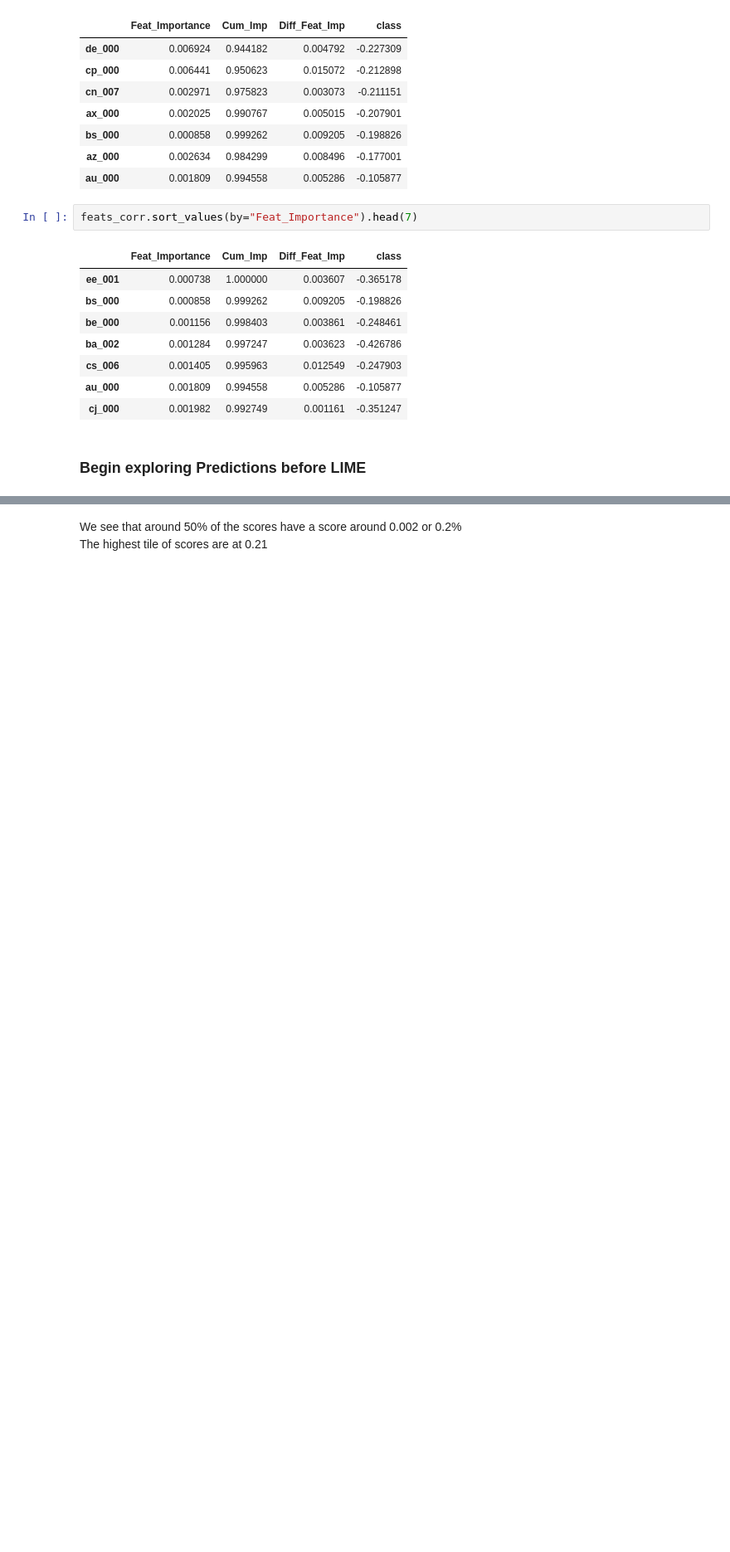
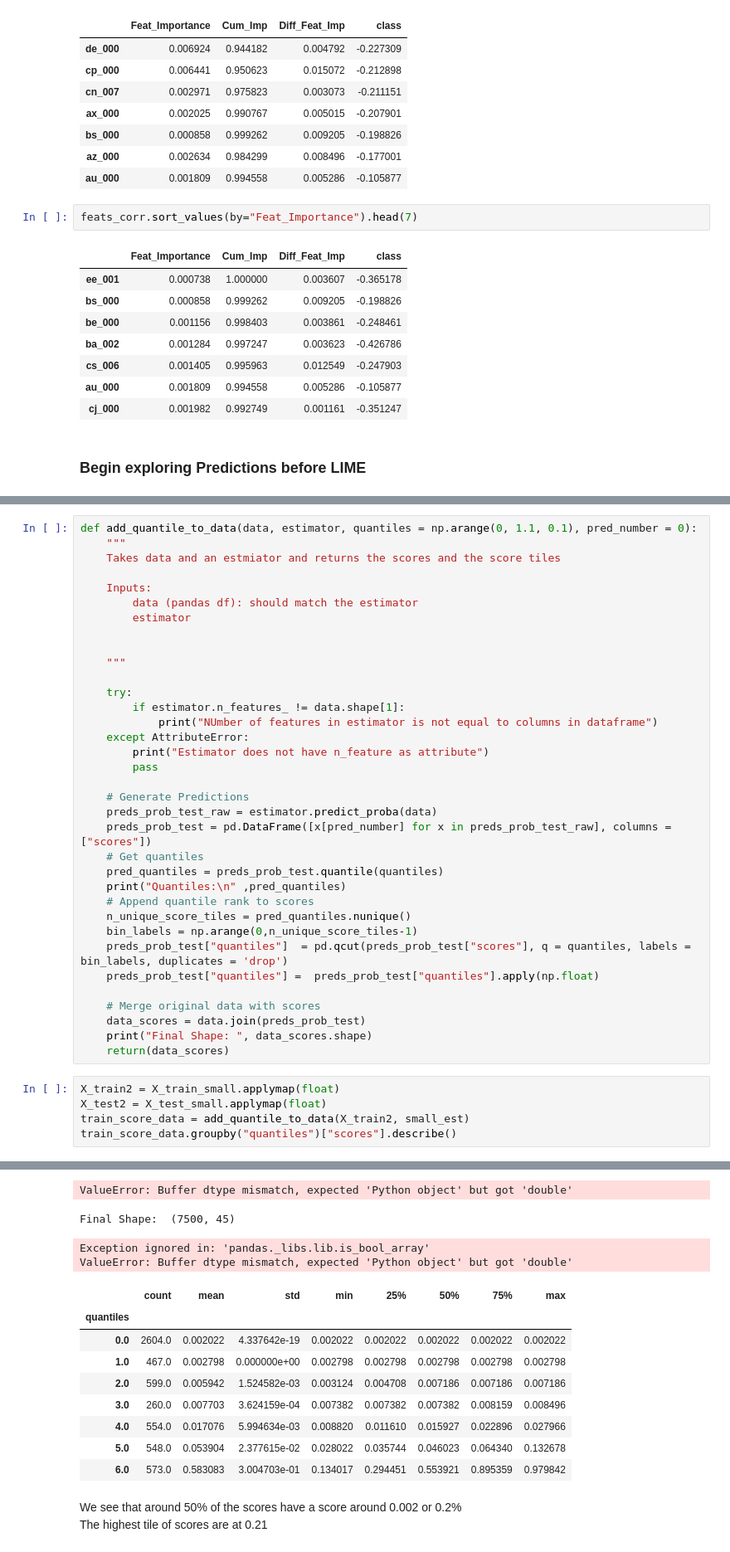
Before and after one commit to malctaylor15/aps_failure, a Jupyter notebook: RF and Lime.ipynb, the cells around one changed output, grey strips where cells are left out. Shown at 83% size. Cells and saved outputs as stored; diff of their text form; blank space fills up the shorter version.

```diff
--- a/RF and Lime.ipynb
+++ b/RF and Lime.ipynb
@@ -288,0 +276,41 @@ dtype: float64
+# %%
+def add_quantile_to_data(data, estimator, quantiles = np.arange(0, 1.1, 0.1), pred_number = 0):
+    """
+    Takes data and an estmiator and returns the scores and the score tiles
+
+    Inputs:
+        data (pandas df): should match the estimator
+        estimator
+
+
+    """
+
+    try:
+        if estimator.n_features_ != data.shape[1]:
+            print("NUmber of features in estimator is not equal to columns in dataframe")
+    except AttributeError:
+        print("Estimator does not have n_feature as attribute")
+        pass
+
+    # Generate Predictions
+    preds_prob_test_raw = estimator.predict_proba(data)
+    preds_prob_test = pd.DataFrame([x[pred_number] for x in preds_prob_test_raw], columns = ["scores"])
+    # Get quantiles
+    pred_quantiles = preds_prob_test.quantile(quantiles)
+    print("Quantiles:\n" ,pred_quantiles)
+    # Append quantile rank to scores
+    n_unique_score_tiles = pred_quantiles.nunique()
+    bin_labels = np.arange(0,n_unique_score_tiles-1)
+    preds_prob_test["quantiles"]  = pd.qcut(preds_prob_test["scores"], q = quantiles, labels = bin_labels, duplicates = 'drop')
+    preds_prob_test["quantiles"] =  preds_prob_test["quantiles"].apply(np.float)
+
+    # Merge original data with scores
+    data_scores = data.join(preds_prob_test)
+    print("Final Shape: ", data_scores.shape)
+    return(data_scores)
+# %%
+X_train2 = X_train_small.applymap(float)
+X_test2 = X_test_small.applymap(float)
+train_score_data = add_quantile_to_data(X_train2, small_est)
+train_score_data.groupby("quantiles")["scores"].describe()
+# %% [output]
@@ -289,3 +330,16 @@ dtype: float64
+ValueError: Buffer dtype mismatch, expected 'Python object' but got 'double'
+Final Shape:  (7500, 45)
+Exception ignored in: 'pandas._libs.lib.is_bool_array'
+ValueError: Buffer dtype mismatch, expected 'Python object' but got 'double'
+|  | count | mean | std | min | 25% | 50% | 75% | max |
+| quantiles |  |  |  |  |  |  |  |  |
+| 0.0 | 2604.0 | 0.002022 | 4.337642e-19 | 0.002022 | 0.002022 | 0.002022 | 0.002022 | 0.002022 |
+| 1.0 | 467.0 | 0.002798 | 0.000000e+00 | 0.002798 | 0.002798 | 0.002798 | 0.002798 | 0.002798 |
+| 2.0 | 599.0 | 0.005942 | 1.524582e-03 | 0.003124 | 0.004708 | 0.007186 | 0.007186 | 0.007186 |
+| 3.0 | 260.0 | 0.007703 | 3.624159e-04 | 0.007382 | 0.007382 | 0.007382 | 0.008159 | 0.008496 |
+| 4.0 | 554.0 | 0.017076 | 5.994634e-03 | 0.008820 | 0.011610 | 0.015927 | 0.022896 | 0.027966 |
+| 5.0 | 548.0 | 0.053904 | 2.377615e-02 | 0.028022 | 0.035744 | 0.046023 | 0.064340 | 0.132678 |
+| 6.0 | 573.0 | 0.583083 | 3.004703e-01 | 0.134017 | 0.294451 | 0.553921 | 0.895359 | 0.979842 |
 # %% [markdown]
 We see that around 50% of the scores have a score around 0.002 or 0.2%
 The highest tile of scores are at 0.21
```
Also changed, not shown: parts of 44 cells of this notebook.
